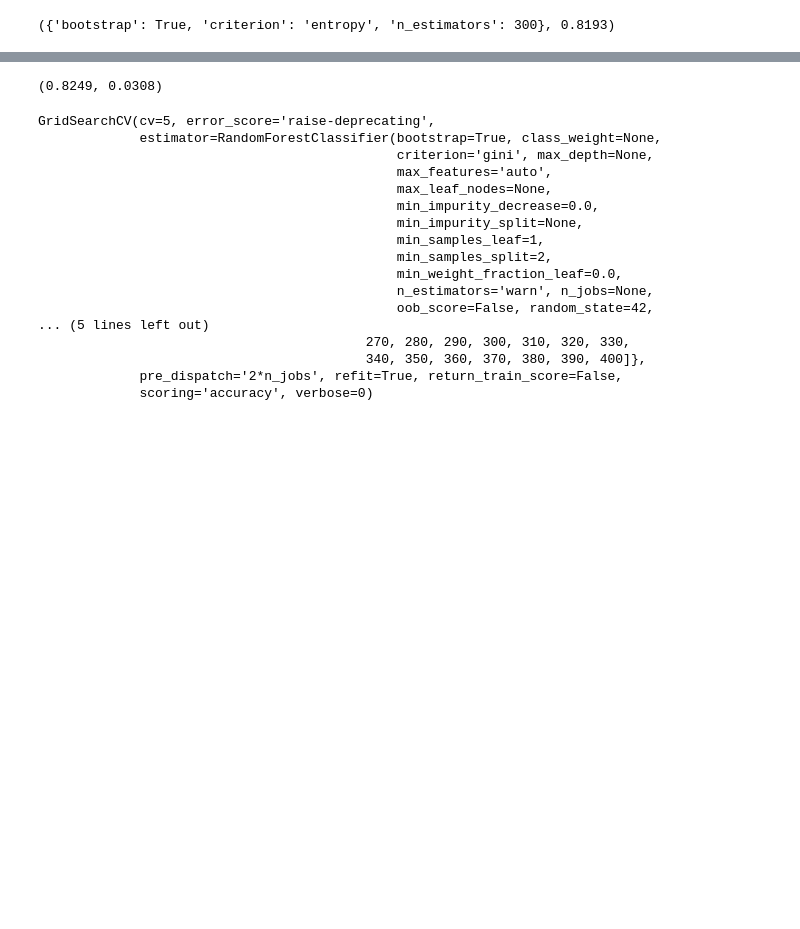
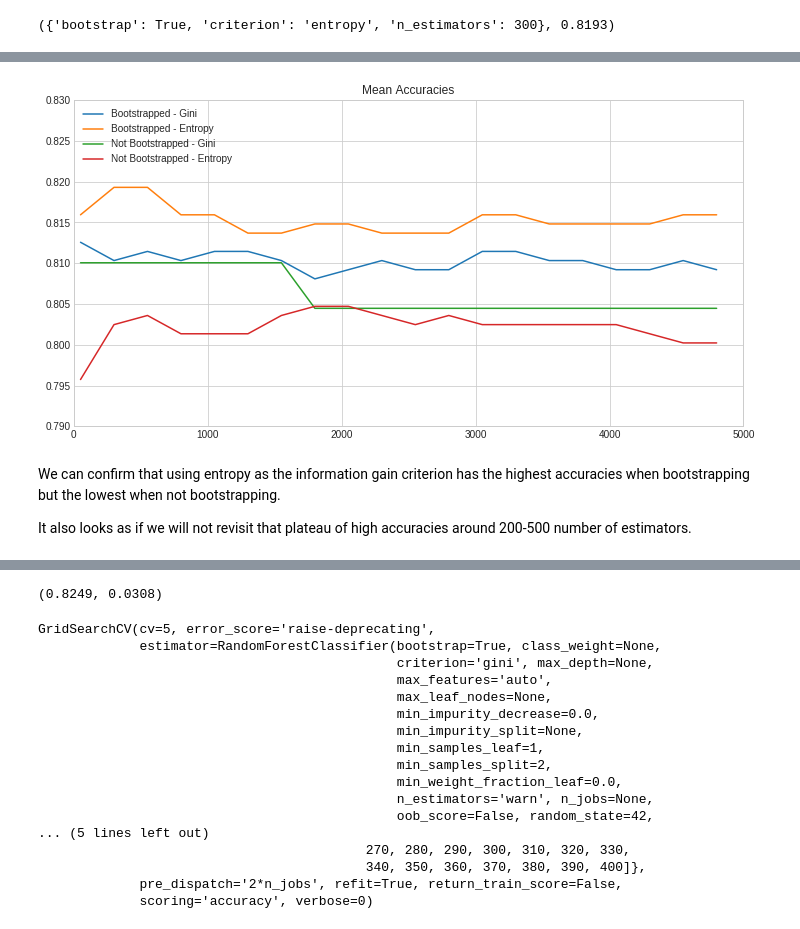
Before and after one commit to BigBangData/TitanicSurvival, a Jupyter notebook: TitanicPredictions.ipynb, the cells around one changed output, grey strips where cells are left out. Drawn from its saved outputs; the diff is of its cells as text; code cells hidden in the pictures; blank space fills up the shorter version.

```diff
--- a/TitanicPredictions.ipynb
+++ b/TitanicPredictions.ipynb
@@ -118,14 +109,15 @@ array([21, 27, 22, 27, 22, 22, 27, 40, 34, 27, 34, 34, 22, 22, 27, 27, 34,
 # %%
-param_arr = grid_search.cv_results_['params']
+# constructing a main dataframe with the data for plotting the results
+param_array = grid_search.cv_results_['params']
 
 bootstraps = []
 criteria = []
 estimators = []
-for i in param_arr:
+for i in param_array:
     bootstraps.append(i['bootstrap'])
     criteria.append(i['criterion'])
     estimators.append(i['n_estimators'])
+
+data = pd.DataFrame(list(zip(bootstraps, criteria, estimators, cv_res0, cv_res1, cv_res2, cv_res3, cv_res4))
+                    ,columns = ['bootstrap','criterion','n_estimators','cv0','cv1','cv2','cv3','cv4'])
-# %%
-data = pd.DataFrame(list(zip(bootstraps, criteria, estimators,cv_res1,cv_res2,cv_res3,cv_res4,cv_res5))
-                    ,columns = ['bootstrap','criterion','n_estimators','cv1','cv2','cv3','cv4','cv5'])
 # %%
@@ -209,0 +167,28 @@ plt.show()
+# %%
+def plot_means(df1, df2, df3, df4):
+
+    x = list(df1['n_estimators'])
+
+    plt.axis([0, 5000, .79, .83])
+
+    Y0 = grid_search.cv_results_['mean_test_score'][:20]
+    Y1 = grid_search.cv_results_['mean_test_score'][20:40]
+    Y3 = grid_search.cv_results_['mean_test_score'][40:60]
+    Y4 = grid_search.cv_results_['mean_test_score'][60:80]
+
+    plt.plot(x, Y0, label='Bootstrapped - Gini')
+    plt.plot(x, Y1, label='Bootstrapped - Entropy')
+    plt.plot(x, Y2, label='Not Bootstrapped - Gini')
+    plt.plot(x, Y3, label='Not Bootstrapped - Entropy')
+
+    plt.title('Mean Accuracies')
+    plt.legend(loc='upper left')
+# %%
+plt.rcParams['figure.figsize'] = [12, 6]
+plot_means(boot_gini, noot_gini, boot_entr, noot_entr)
+# %% [output]
+[figure, added]
+# %% [markdown]
+We can confirm that using entropy as the information gain criterion has the highest accuracies when bootstrapping but the lowest when not bootstrapping.
+
+It also looks as if we will not revisit that plateau of high accuracies around 200-500 number of estimators.
```
Also changed, not shown: parts of 17 cells of this notebook.
